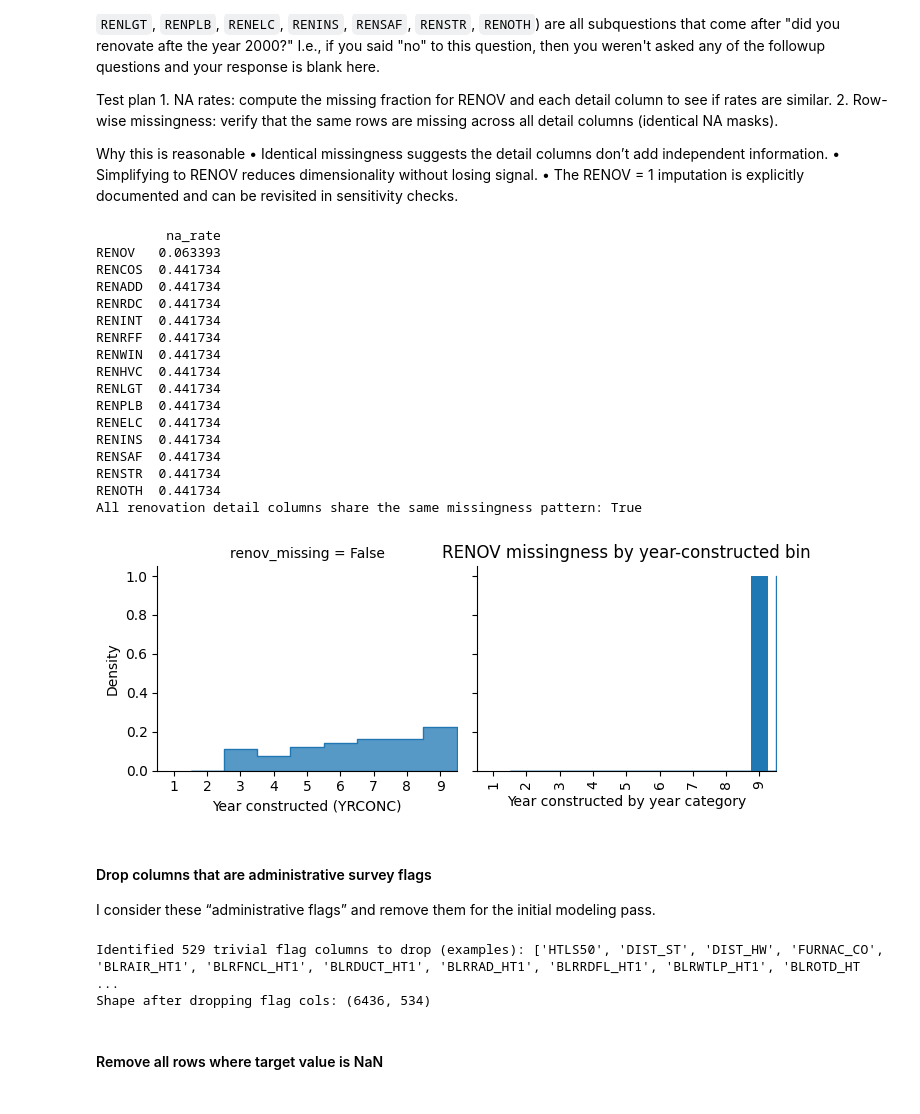
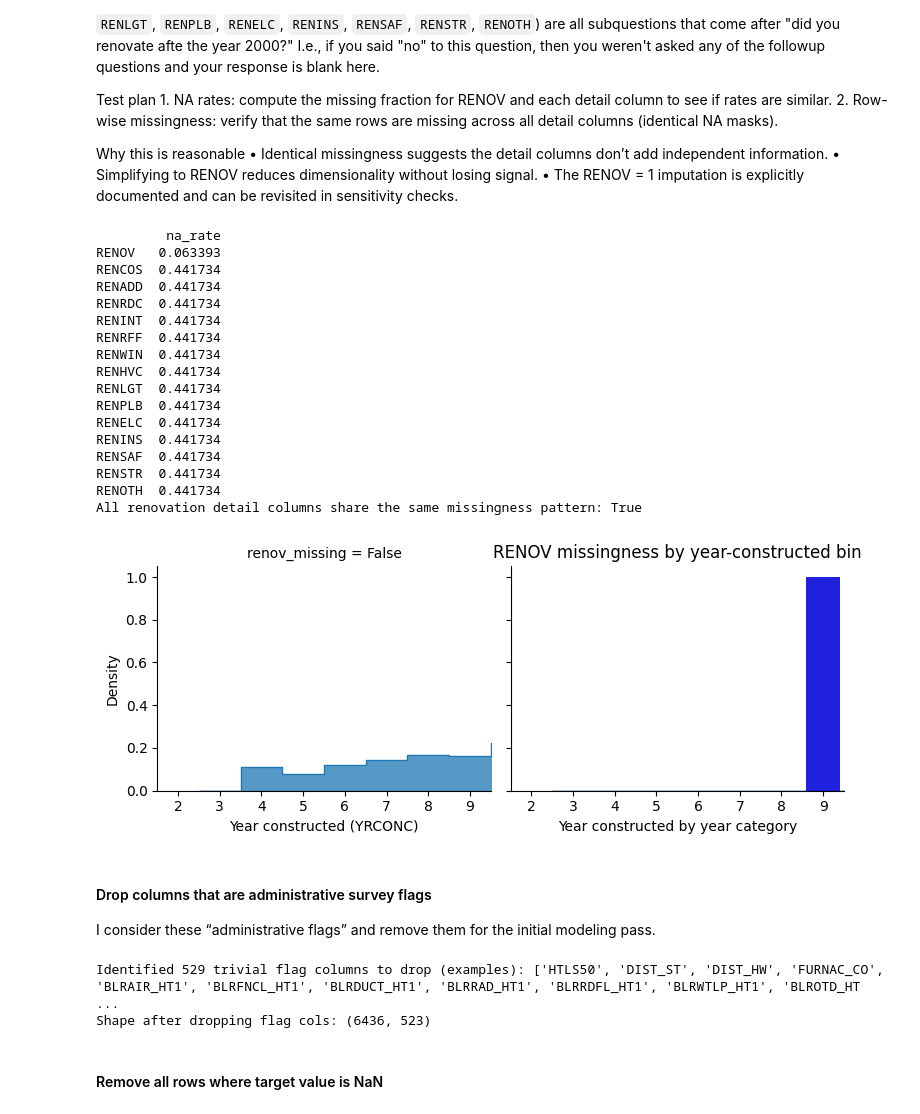
Before and after one commit to dgorin1/CBECS_portfolio, a Jupyter notebook: notebooks/01_eda.ipynb, the cells around one changed output. Drawn from its saved outputs; the diff is of its cells as text; code cells hidden in the pictures.

```diff
--- a/notebooks/01_eda.ipynb
+++ b/notebooks/01_eda.ipynb
@@ -230,7 +230,9 @@ leakage = ["MFEXP","ELBTU","ELCNS","ELEXP","NGBTU","NGCNS","NGEXP",
            "MFHTBTU","MFCLBTU","MFVNBTU","MFWTBTU","MFLTBTU","MFCKBTU",
            "MFRFBTU","MFOFBTU","MFPCBTU","MFOTBTU","ELHTBTU","ELCLBTU",
            "ELVNBTU","ELWTBTU","ELLTBTU","ELCKBTU","ELRFBTU","ELOFBTU",
-           "ELPCBTU","ELOTBTU","NGHTBTU","NGCLBTU","NGWTBTU","NGCKBTU","NGOTBTU"]
+           "ELPCBTU","ELOTBTU","NGHTBTU","NGCLBTU","NGWTBTU","NGCKBTU","NGOTBTU",
+            "FKBTU", "FKCNS", "FKEXP", "DHBTU", "DHHTBTU", "DHCLBTU", "DHWTBTU",
+            "DHCKBTU", "DHOTBTU", "DHEXP", "FKOTBTU"]
 
 weights = df.filter(regex=r"^FINALWT\d*$", axis=1).columns.tolist()
 obvious = [c for c in ["SQFTC","ELEVTR","ESCLTR","PUBID","NOCCAT","WKHRSC","NWKERC","LZHRPC","LOHRPC","LNHRPC"] if c in df.columns]
@@ -278,6 +280,8 @@ plot_df["RENOV_missing"] = plot_df["RENOV"].isna()
 
 plot_df = df.assign(renov_missing=df["RENOV"].isna())
 bins = np.arange(0.5, 9.5 + 1, 1)
+
+# Creating the displot for RENOV missingness
 g = sns.displot(
     data=plot_df,
     x="YRCONC",
@@ -290,36 +294,46 @@ g = sns.displot(
     bins=bins
 )
 g.set_axis_labels("Year constructed (YRCONC)", "Density")
 
-ax = gp.plot(kind="bar", figsize=(7, 3))
+# Create a bar plot for RENOV missingness by Year Constructed (YRCONC)
+# Replace `gp` with `g` and plot the bar chart for missingness
+ax = sns.barplot(
+    x="YRCONC",
+    y="renov_missing",
+    data=plot_df,
+    estimator=lambda x: np.mean(x),
+    ci=None,
+    color="blue"
+)
 ax.set_ylabel("Fraction missing (RENOV)")
 ax.set_xlabel("Year constructed by year category")
 ax.set_title("RENOV missingness by year-constructed bin")
 ax.grid(False)
+
 plt.tight_layout()
 plt.show()
 
 # Fill NA in RENOV with 1 since I imagine buildings built after 2000 will behave more like those renovated after 2000 than those that weren't
-df[["RENOV"]+ renov_subs].fillna(1, inplace=True)
+df[["RENOV"] + renov_subs].fillna(1, inplace=True)
 # %% [output]
          na_rate
 RENOV   0.063393
 RENCOS  0.441734
 RENADD  0.441734
 RENRDC  0.441734
 RENINT  0.441734
 RENRFF  0.441734
 RENWIN  0.441734
 RENHVC  0.441734
 RENLGT  0.441734
 RENPLB  0.441734
 RENELC  0.441734
 RENINS  0.441734
 RENSAF  0.441734
 RENSTR  0.441734
 RENOTH  0.441734
 All renovation detail columns share the same missingness pattern: True
-[figure, old version]
+[figure, new version]
 # %% [markdown]
 #### Drop columns that are administrative survey flags
 
@@ -343,7 +357,7 @@ df = df.drop(columns=flag_cols, errors="ignore")
 print(f"Shape after dropping flag cols: {df.shape}")
 # %% [output]
 Identified 529 trivial flag columns to drop (examples): ['HTLS50', 'DIST_ST', 'DIST_HW', 'FURNAC_CO', 'BLRAIR_HT1', 'BLRFNCL_HT1', 'BLRDUCT_HT1', 'BLRRAD_HT1', 'BLRRDFL_HT1', 'BLRWTLP_HT1', 'BLROTD_HT ...
-Shape after dropping flag cols: (6436, 534)
+Shape after dropping flag cols: (6436, 523)
 # %% [markdown]
 #### Remove all rows where target value is NaN
 # %%
```
Also changed, not shown: parts of 8 cells of this notebook.
